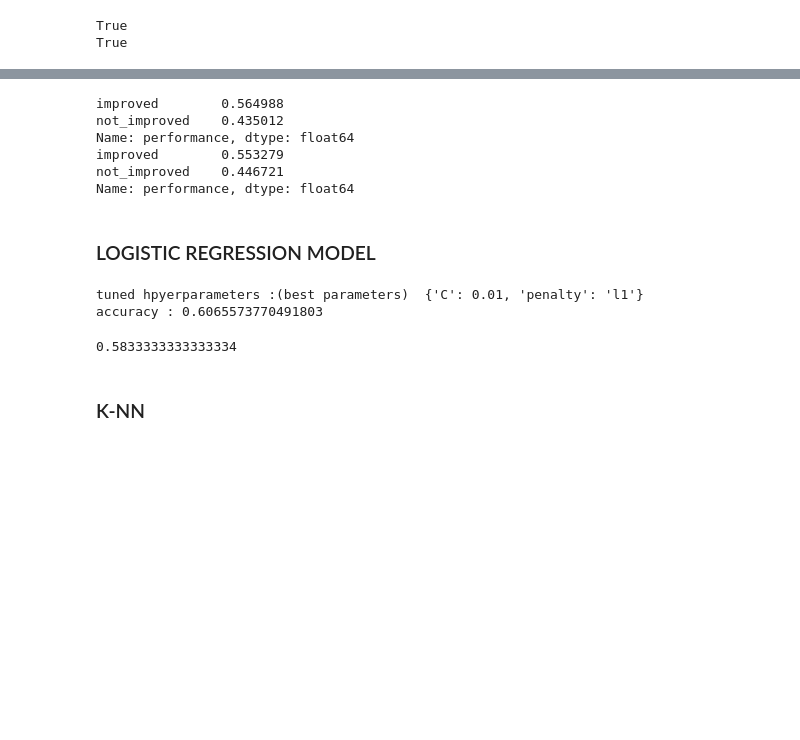
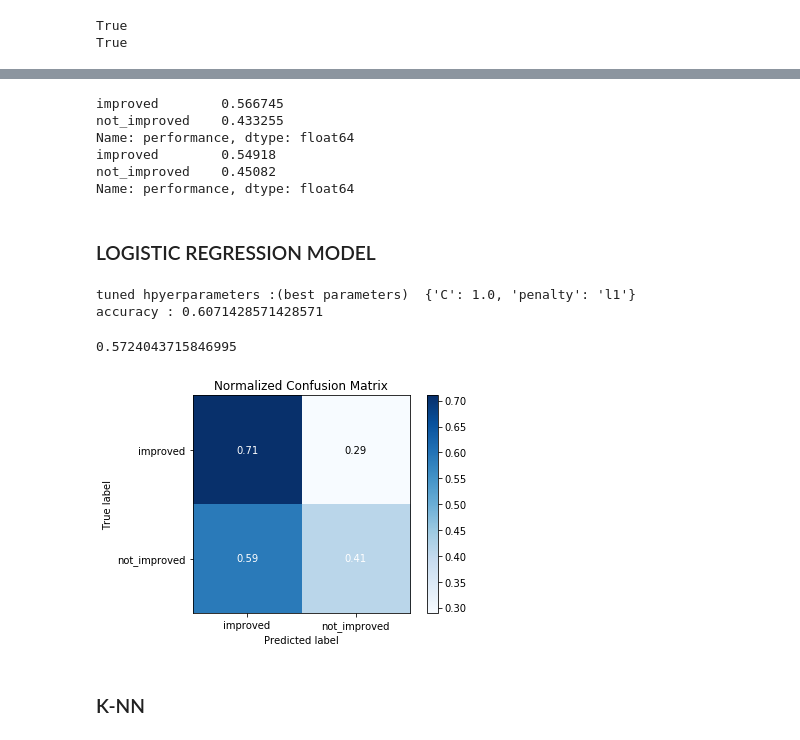
Before and after one commit to Kali-Dev/Internship-Assignment, a Jupyter notebook: intership project.ipynb, the cells around one changed output, grey strips where cells are left out. Saved outputs shown, nothing was run; the diff lists cells and outputs as text; code cells hidden in the pictures; blank space fills up the shorter version.

Commit message:
plotted confusion matrix

```diff
--- a/intership project.ipynb
+++ b/intership project.ipynb
@@ -512,6 +513,3 @@ plt.title("number of attempts vs average total marks");
 ### so there are total 4126 tests with more than 2 attempts
 ### Now lets consider total marks as our performance metric
 ### lets see taking more number of tests has increased student performance or total marks
-# %%
-clf = LinearRegression()
-clf.fit(practice_df['numberOfAttempts'].values.reshape(-1,1), practice_df['totalMark'].values)
@@ -688,11 +679,11 @@ x_train, x_test, y_train, y_test=train_test_split(placement_performance_df.iloc[
 print(y_train.value_counts(normalize=True))
 print(y_test.value_counts(normalize=True))
 # %% [output]
-improved        0.564988
-not_improved    0.435012
+improved        0.566745
+not_improved    0.433255
 Name: performance, dtype: float64
-improved        0.553279
-not_improved    0.446721
+improved        0.54918
+not_improved    0.45082
 Name: performance, dtype: float64
 # %% [markdown]
 ### LOGISTIC REGRESSION MODEL
@@ -705,15 +696,19 @@ logreg_cv.fit(x_train,y_train)
 print("tuned hpyerparameters :(best parameters) ",logreg_cv.best_params_)
 print("accuracy :",logreg_cv.best_score_)
 # %% [output]
-tuned hpyerparameters :(best parameters)  {'C': 0.01, 'penalty': 'l1'}
-accuracy : 0.6065573770491803
+tuned hpyerparameters :(best parameters)  {'C': 1.0, 'penalty': 'l1'}
+accuracy : 0.6071428571428571
 # %%
 from sklearn.metrics import accuracy_score
 # %%
 logreg_predict = logreg_cv.predict(x_test)
 accuracy_score(logreg_predict, y_test)
 # %% [output]
-0.5833333333333334
+0.5724043715846995
+# %%
+skplt.metrics.plot_confusion_matrix(y_test, logreg_predict, normalize=True);
+# %% [output]
+[figure, added]
 # %% [markdown]
 ### K-NN
 # %%
```
Also changed, not shown: parts of 7 cells of this notebook.
